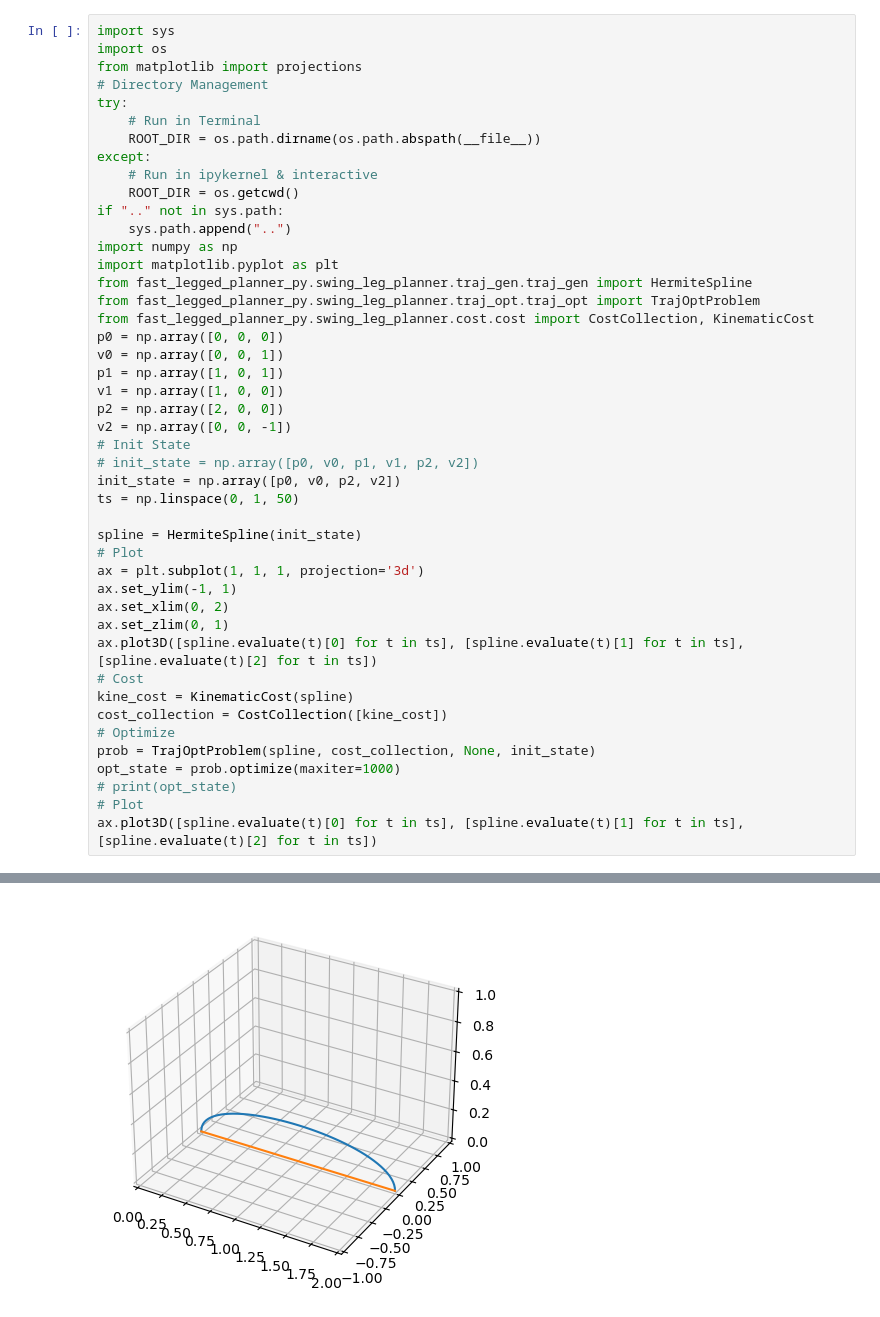
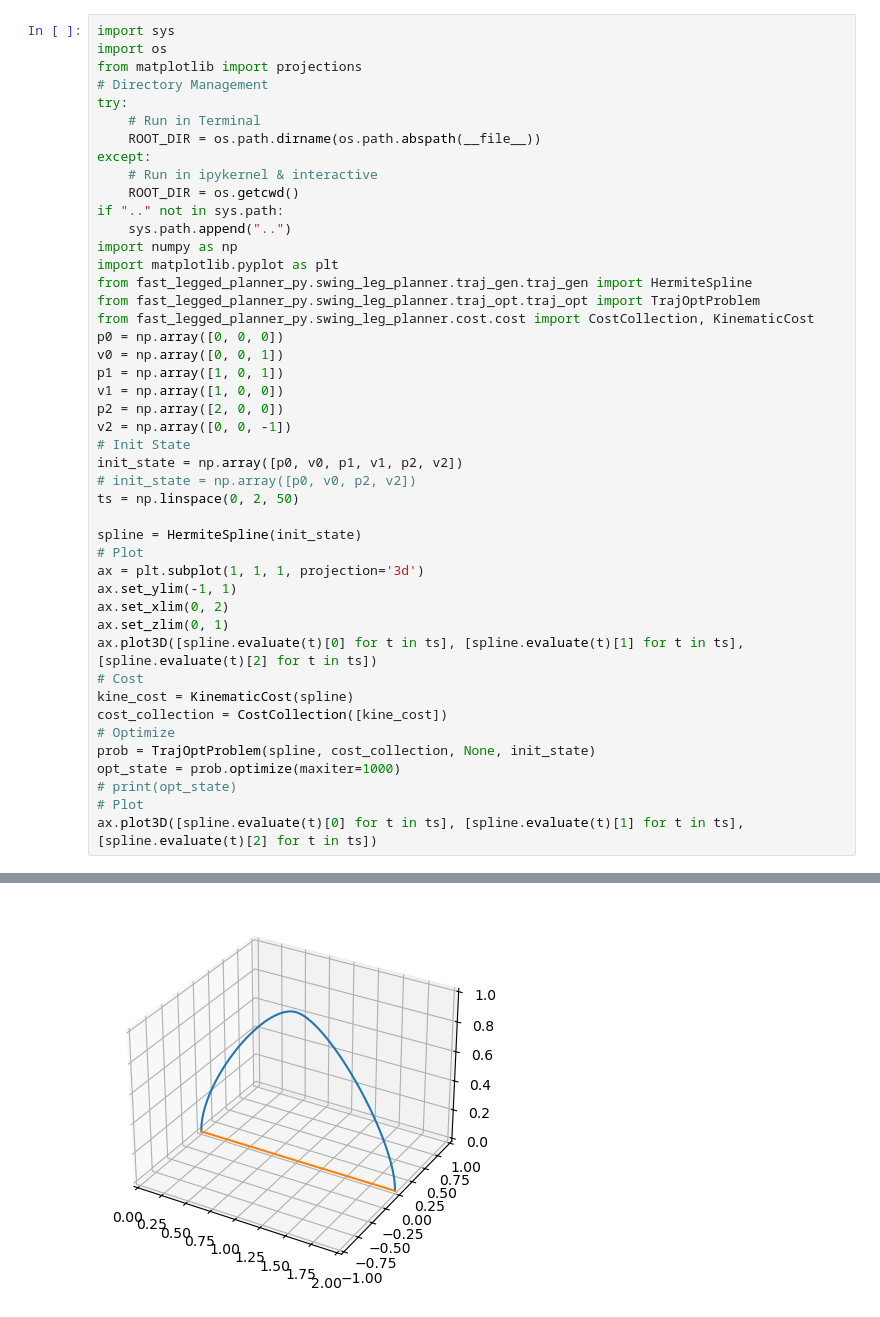
Before and after one commit to MasterYip/FLTPlanner, a Jupyter notebook: notebooks/traj_opt.ipynb, the cells around one changed output, grey strips where cells are left out. Drawn from its saved outputs; the diff is of its cells as text.

```diff
--- a/notebooks/traj_opt.ipynb
+++ b/notebooks/traj_opt.ipynb
@@ -23,9 +23,9 @@ v1 = np.array([1, 0, 0])
 p2 = np.array([2, 0, 0])
 v2 = np.array([0, 0, -1])
 # Init State
-# init_state = np.array([p0, v0, p1, v1, p2, v2])
-init_state = np.array([p0, v0, p2, v2])
-ts = np.linspace(0, 1, 50)
+init_state = np.array([p0, v0, p1, v1, p2, v2])
+# init_state = np.array([p0, v0, p2, v2])
+ts = np.linspace(0, 2, 50)
 
 spline = HermiteSpline(init_state)
 # Plot
@@ -49 +48 @@ Import Error: GridMap_Interface not found!
-[figure, old version]
+[figure, new version]
```
Also changed, not shown: parts of 1 cell of this notebook, 3 other files.
